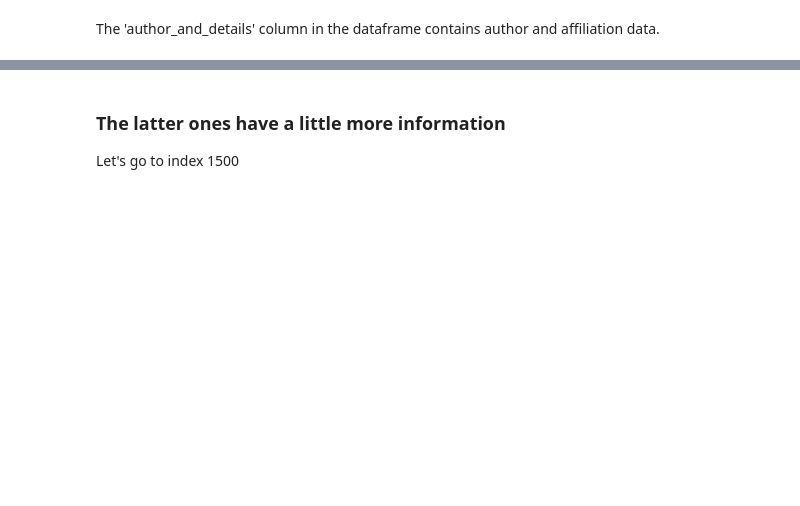
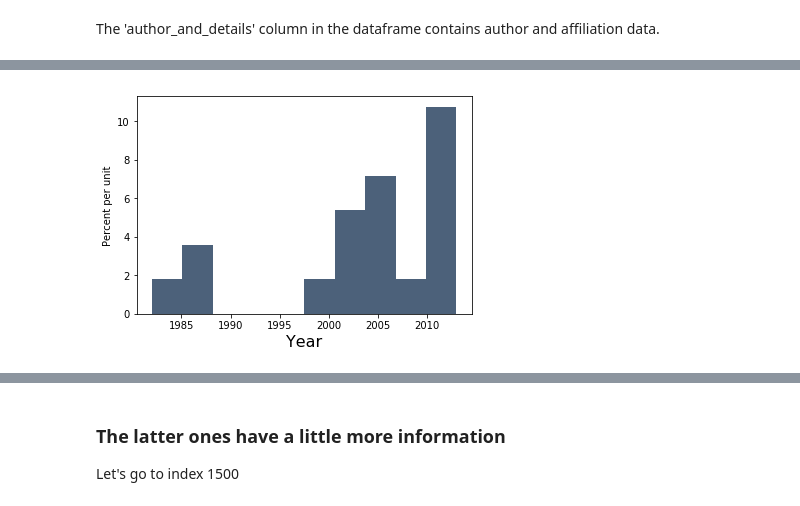
Before and after one commit to rdgao/WH2CogSci, a Jupyter notebook: parsing/parsing_JCogSci.ipynb, the cells around one changed output, grey strips where cells are left out. Saved outputs shown, nothing was run; the diff lists cells and outputs as text; code cells hidden in the pictures; blank space fills up the shorter version.

```diff
--- a/parsing/parsing_JCogSci.ipynb
+++ b/parsing/parsing_JCogSci.ipynb
@@ -226,0 +294,6 @@ print(results2.where("aff", are.equal_to("Other")).num_rows)
+# %%
+# Artificial Intelligence
+inter = results2.where("aff", are.equal_to("Philosophy"))
+inter.hist("Year")
+# %% [output]
+[figure, added]
```
Also changed, not shown: parts of 16 cells of this notebook, 1 other file.
